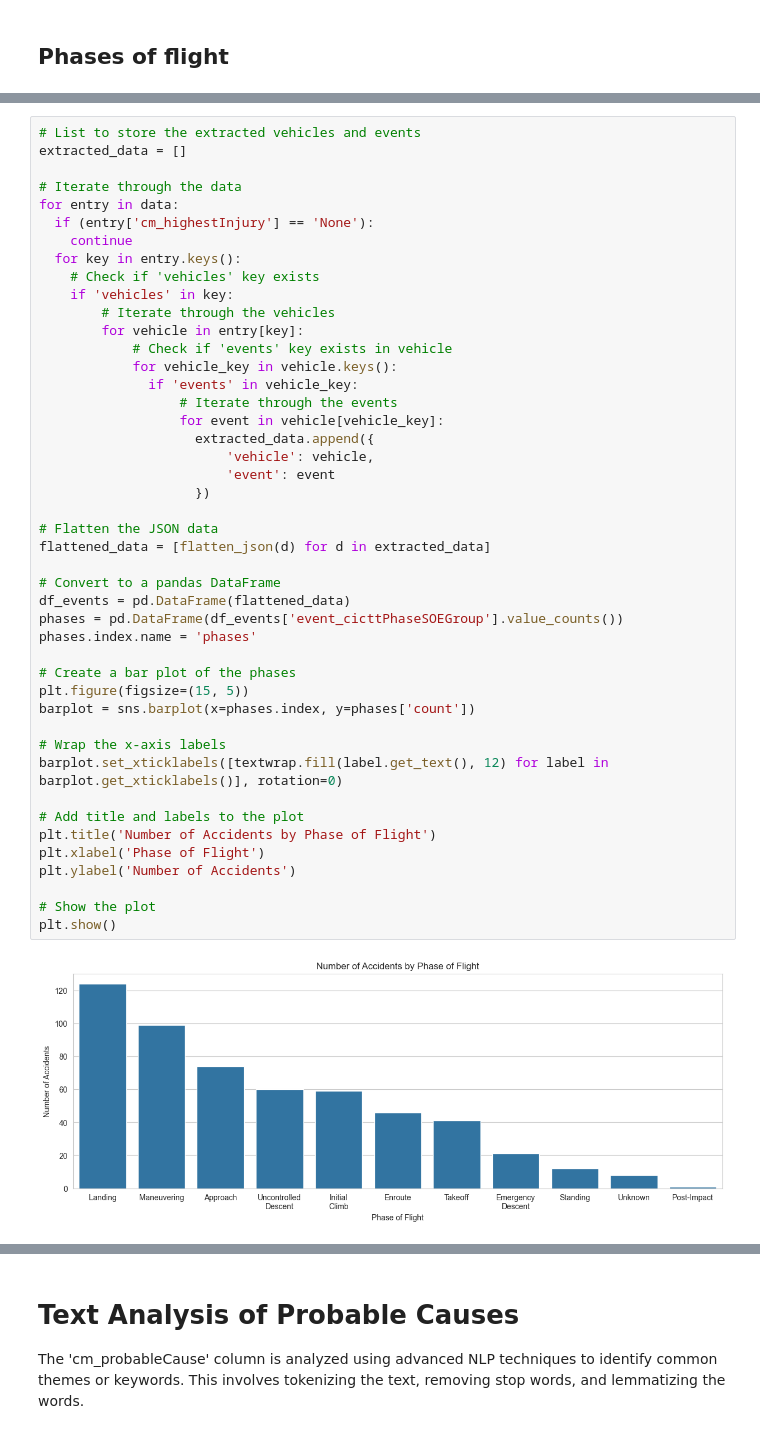
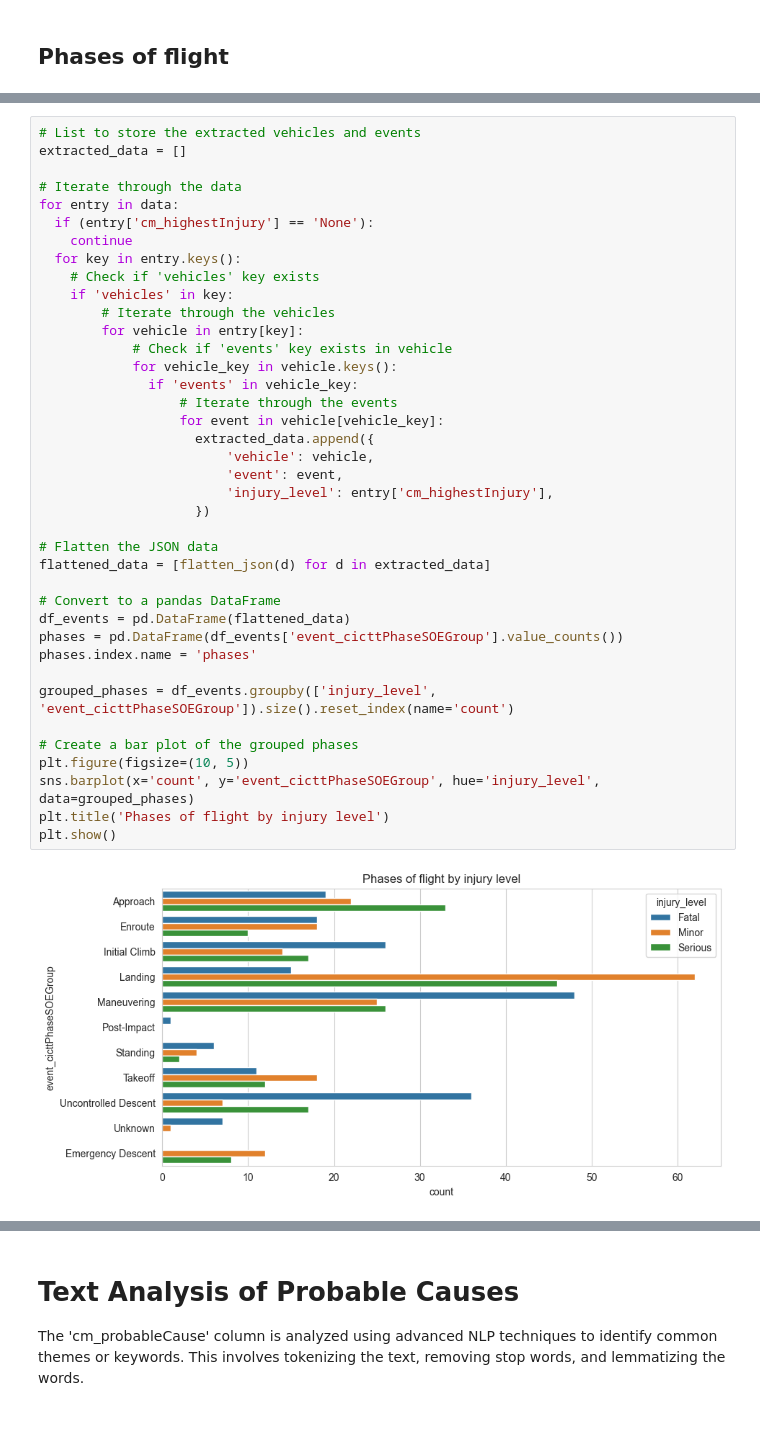
Before and after one commit to AlexCodeGlider/gliderAviationSafety, a Jupyter notebook: glider_aviation_safety.ipynb, the cells around one changed output, grey strips where cells are left out. Cells and saved outputs as stored; diff of their text form.

Commit message:
Update accident phases data and chart

```diff
--- a/glider_aviation_safety.ipynb
+++ b/glider_aviation_safety.ipynb
@@ -289,45 +310,39 @@ extracted_data = []
 
 # Iterate through the data
 for entry in data:
   if (entry['cm_highestInjury'] == 'None'):
     continue
   for key in entry.keys():
     # Check if 'vehicles' key exists
     if 'vehicles' in key:
         # Iterate through the vehicles
         for vehicle in entry[key]:
             # Check if 'events' key exists in vehicle
             for vehicle_key in vehicle.keys():
               if 'events' in vehicle_key:
                   # Iterate through the events
                   for event in vehicle[vehicle_key]:
                     extracted_data.append({
                         'vehicle': vehicle,
-                        'event': event
+                        'event': event,
+                        'injury_level': entry['cm_highestInjury'],
                     })
 
 # Flatten the JSON data
 flattened_data = [flatten_json(d) for d in extracted_data]
 
 # Convert to a pandas DataFrame
 df_events = pd.DataFrame(flattened_data)
 phases = pd.DataFrame(df_events['event_cicttPhaseSOEGroup'].value_counts())
 phases.index.name = 'phases'
 
-# Create a bar plot of the phases
-plt.figure(figsize=(15, 5))
-barplot = sns.barplot(x=phases.index, y=phases['count'])
+grouped_phases = df_events.groupby(['injury_level', 'event_cicttPhaseSOEGroup']).size().reset_index(name='count')
 
-# Wrap the x-axis labels
-barplot.set_xticklabels([textwrap.fill(label.get_text(), 12) for label in barplot.get_xticklabels()], rotation=0)
-
-# Add title and labels to the plot
-plt.title('Number of Accidents by Phase of Flight')
-plt.xlabel('Phase of Flight')
-plt.ylabel('Number of Accidents')
-
-# Show the plot
+# Create a bar plot of the grouped phases
+plt.figure(figsize=(10, 5))
+sns.barplot(x='count', y='event_cicttPhaseSOEGroup', hue='injury_level', data=grouped_phases)
+plt.title('Phases of flight by injury level')
 plt.show()
 # %% [output]
-[figure, old version]
+[figure, new version]
 # %%
```
Also changed, not shown: parts of 5 cells of this notebook, 1 other file.
